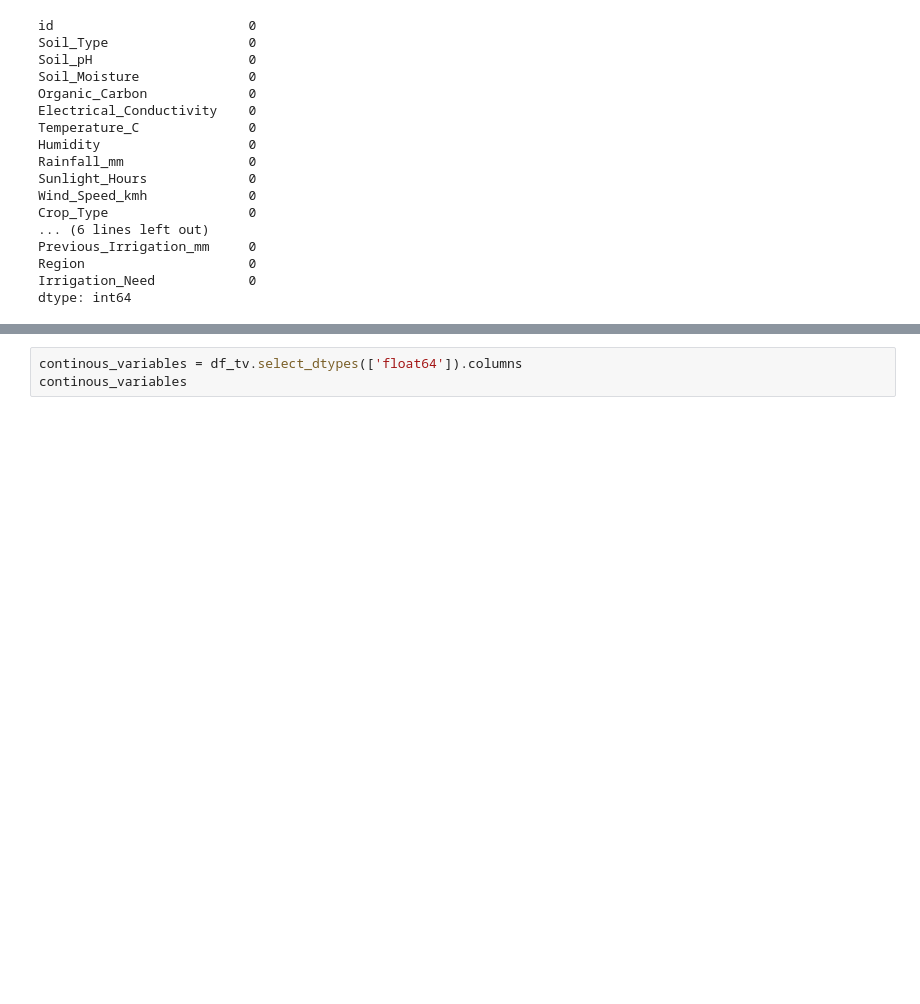
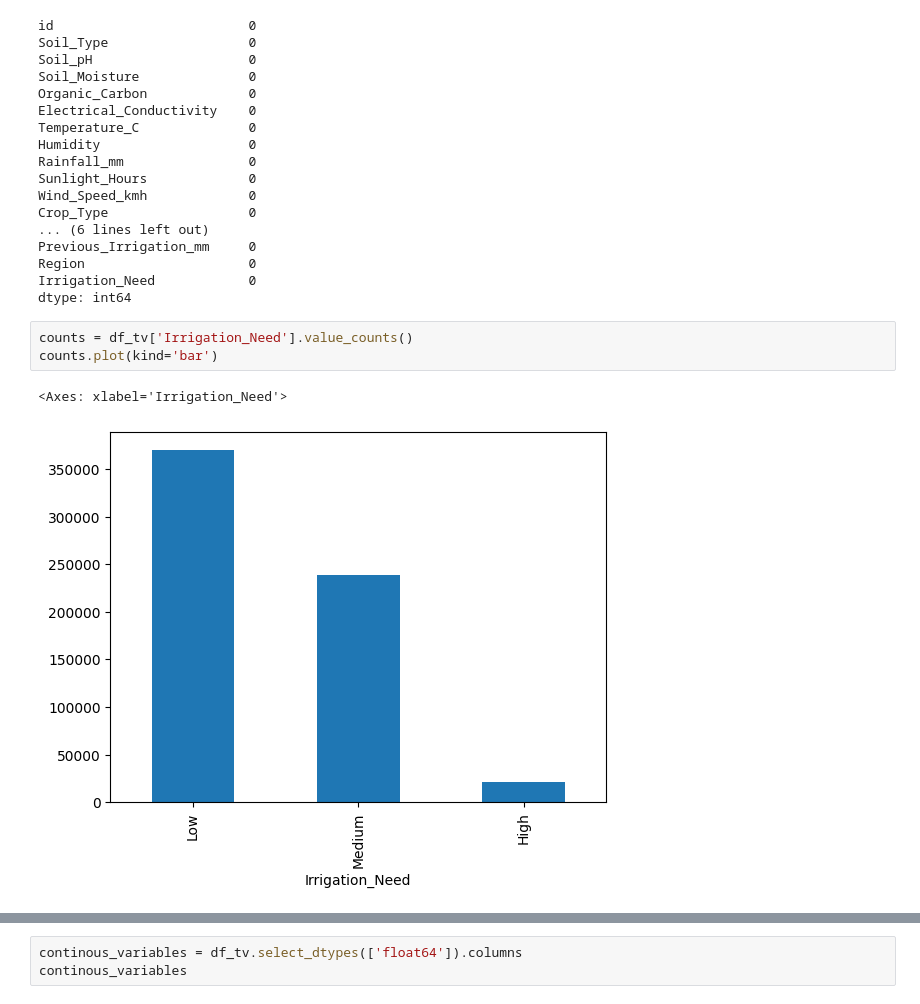
Before and after one commit to ryanmcgreevy/kaggle, a Jupyter notebook: playground-s6ep4/explore.ipynb, the cells around one changed output, grey strips where cells are left out. Drawn from its saved outputs; the diff is of its cells as text; blank space fills up the shorter version.

```diff
--- a/playground-s6ep4/explore.ipynb
+++ b/playground-s6ep4/explore.ipynb
@@ -39,3 +39,9 @@ Previous_Irrigation_mm     0
 Region                     0
 Irrigation_Need            0
 dtype: int64
+# %%
+counts = df_tv['Irrigation_Need'].value_counts()
+counts.plot(kind='bar')
+# %% [output]
+<Axes: xlabel='Irrigation_Need'>
+[figure, added]
```
Also changed, not shown: parts of 10 cells of this notebook.
